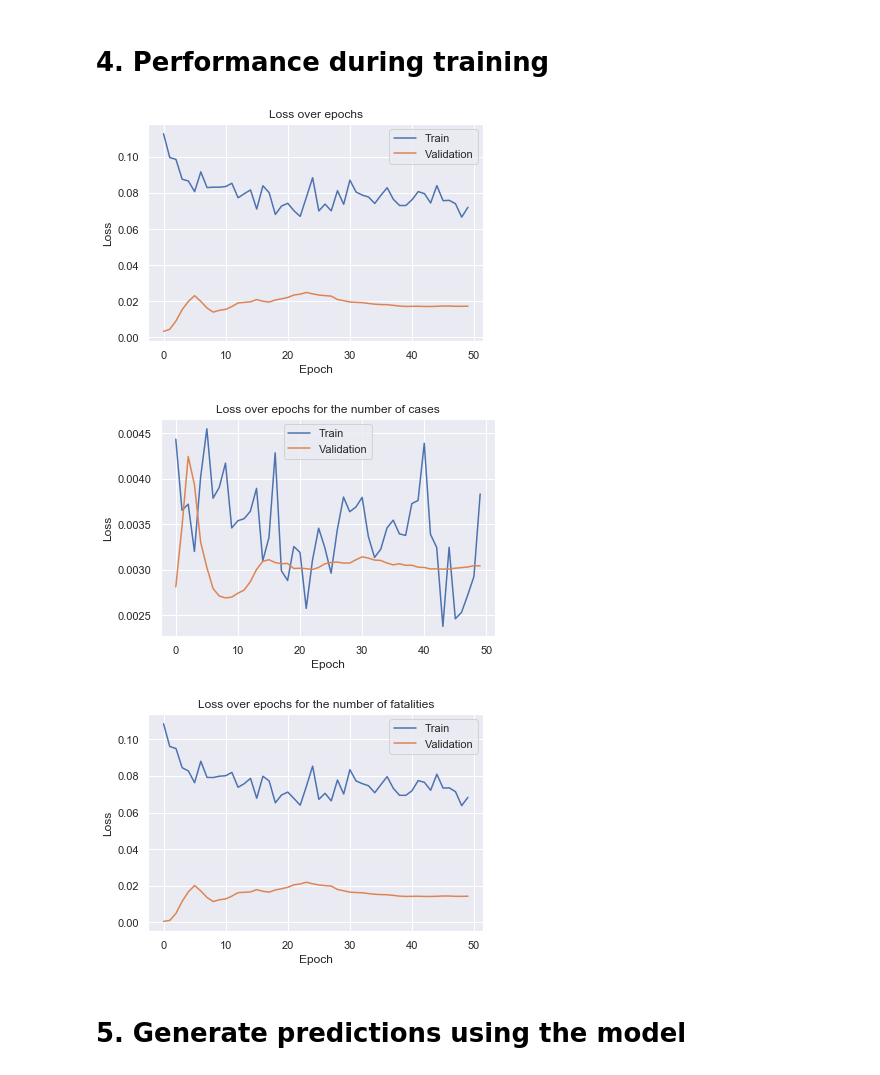
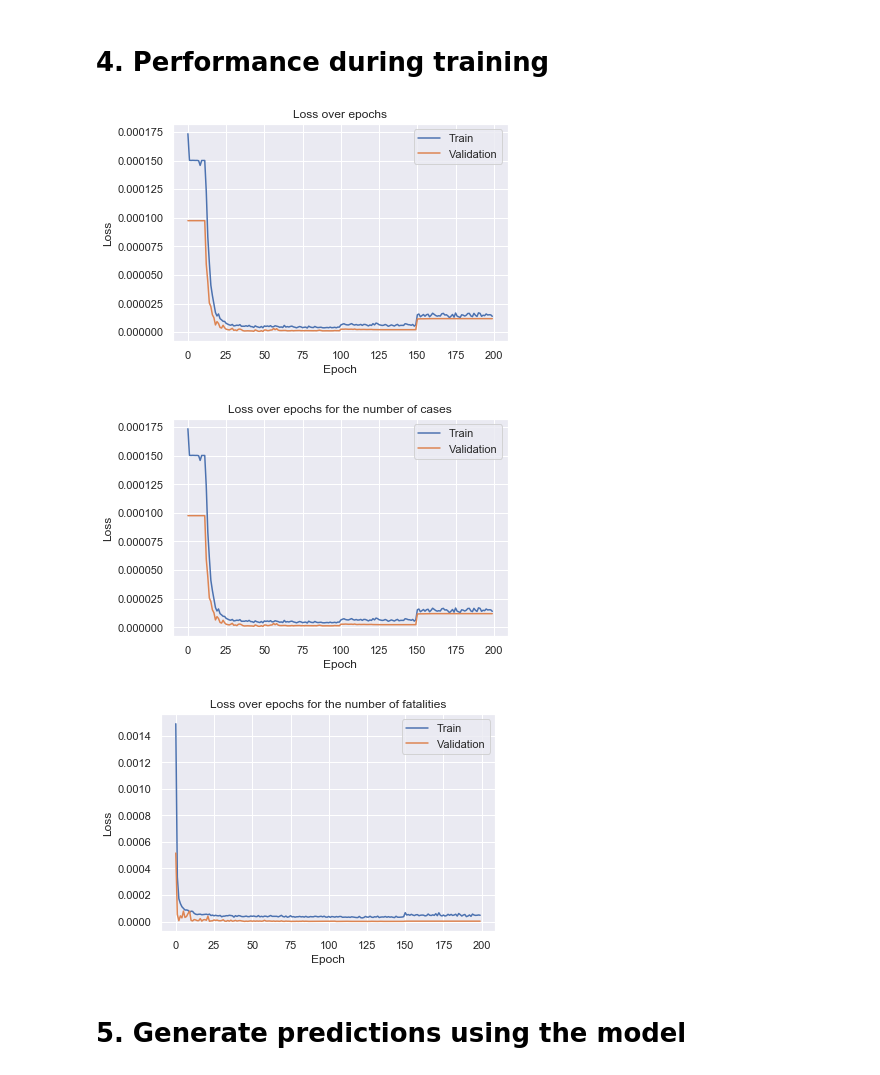
Before and after one commit to skrimson/covid-19, a Jupyter notebook: covid-deepscore.ipynb, the cells around one changed output. Drawn from its saved outputs; the diff is of its cells as text; code cells hidden in the pictures.

```diff
--- a/covid-deepscore.ipynb
+++ b/covid-deepscore.ipynb
@@ -384,0 +796,13 @@ Epoch 50/50
+# %%
+history = model.fit([X_temporal_train], [Y_cases_train, Y_fatalities_train],
+          initial_epoch=50,
+          epochs = 100,
+          batch_size = 16,
+          validation_data=([X_temporal_test],  [Y_cases_test, Y_fatalities_test]),
+          callbacks=callbacks)
+loss.extend(history.history['loss'])
+infectious_loss.extend(history.history['infectious_loss'])
+removed_loss.extend(history.history['removed_loss'])
+val_loss.extend(history.history['val_loss'])
+val_infectious_loss.extend(history.history['val_infectious_loss'])
+val_removed_loss.extend(history.history['val_removed_loss'])
@@ -384,0 +884,13 @@ Epoch 50/50
+# %%
+history = model.fit([X_temporal_train], [Y_cases_train, Y_fatalities_train],
+          initial_epoch=100,
+          epochs = 150,
+          batch_size = 16,
+          validation_data=([X_temporal_test],  [Y_cases_test, Y_fatalities_test]),
+          callbacks=callbacks)
+loss.extend(history.history['loss'])
+infectious_loss.extend(history.history['infectious_loss'])
+removed_loss.extend(history.history['removed_loss'])
+val_loss.extend(history.history['val_loss'])
+val_infectious_loss.extend(history.history['val_infectious_loss'])
+val_removed_loss.extend(history.history['val_removed_loss'])
@@ -384,0 +972,13 @@ Epoch 50/50
+# %%
+history = model.fit([X_temporal_train], [Y_cases_train, Y_fatalities_train],
+          initial_epoch=150,
+          epochs = 200,
+          batch_size = 16,
+          validation_data=([X_temporal_test],  [Y_cases_test, Y_fatalities_test]),
+          callbacks=callbacks)
+loss.extend(history.history['loss'])
+infectious_loss.extend(history.history['infectious_loss'])
+removed_loss.extend(history.history['removed_loss'])
+val_loss.extend(history.history['val_loss'])
+val_infectious_loss.extend(history.history['val_infectious_loss'])
+val_removed_loss.extend(history.history['val_removed_loss'])
@@ -385,35 +1003,35 @@ Epoch 50/50
 # %% [markdown]
 # 4. Performance during training
 # %%
-plt.plot(history.history['loss'])
-plt.plot(history.history['val_loss'])
+plt.plot(loss)
+plt.plot(val_loss)
 plt.title('Loss over epochs')
 plt.ylabel('Loss')
 plt.xlabel('Epoch')
 plt.legend(['Train', 'Validation'], loc='best')
 plt.show()
 # %% [output]
-[figure, old version]
+[figure, new version]
 # %%
-plt.plot(history.history['infectious_loss'])
-plt.plot(history.history['val_infectious_loss'])
+plt.plot(infectious_loss)
+plt.plot(val_infectious_loss)
 plt.title('Loss over epochs for the number of cases')
 plt.ylabel('Loss')
 plt.xlabel('Epoch')
 plt.legend(['Train', 'Validation'], loc='best')
 plt.show()
 # %% [output]
-[figure, old version]
+[figure, new version]
 # %%
-plt.plot(history.history['removed_loss'])
-plt.plot(history.history['val_removed_loss'])
+plt.plot(removed_loss)
+plt.plot(val_removed_loss)
 plt.title('Loss over epochs for the number of fatalities')
 plt.ylabel('Loss')
 plt.xlabel('Epoch')
 plt.legend(['Train', 'Validation'], loc='best')
 plt.show()
 # %% [output]
-[figure, old version]
+[figure, new version]
 # %% [markdown]
 # 5. Generate predictions using the model
 # %%
```
Also changed, not shown: parts of 48 cells of this notebook, 14 other files.
